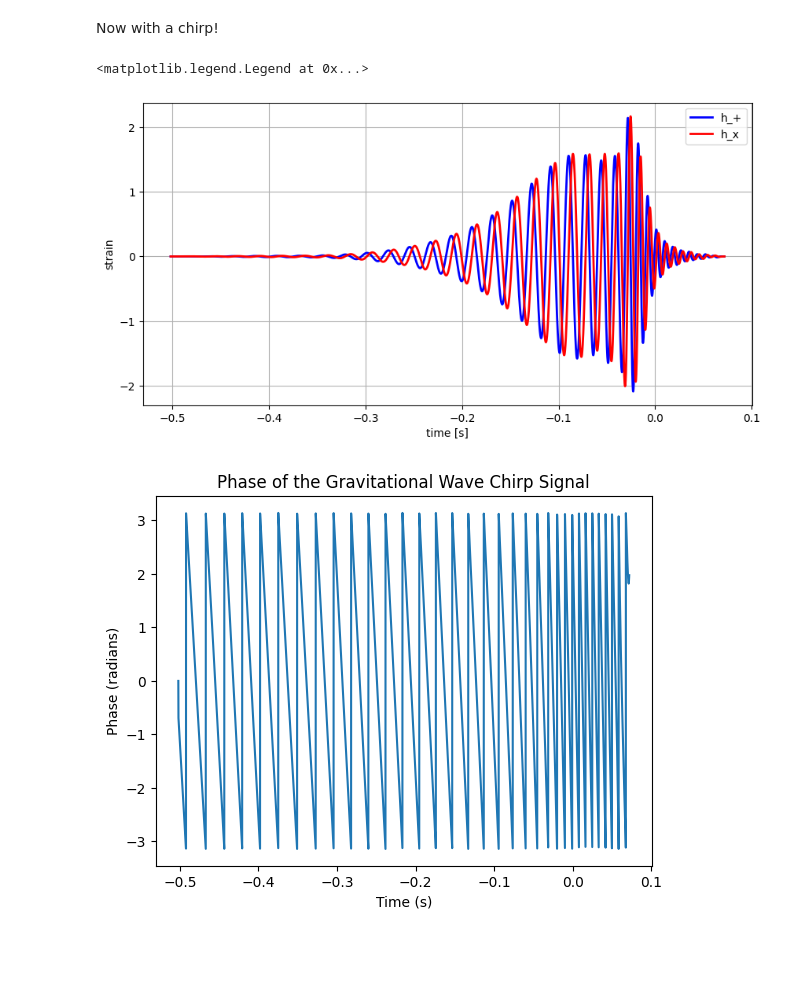
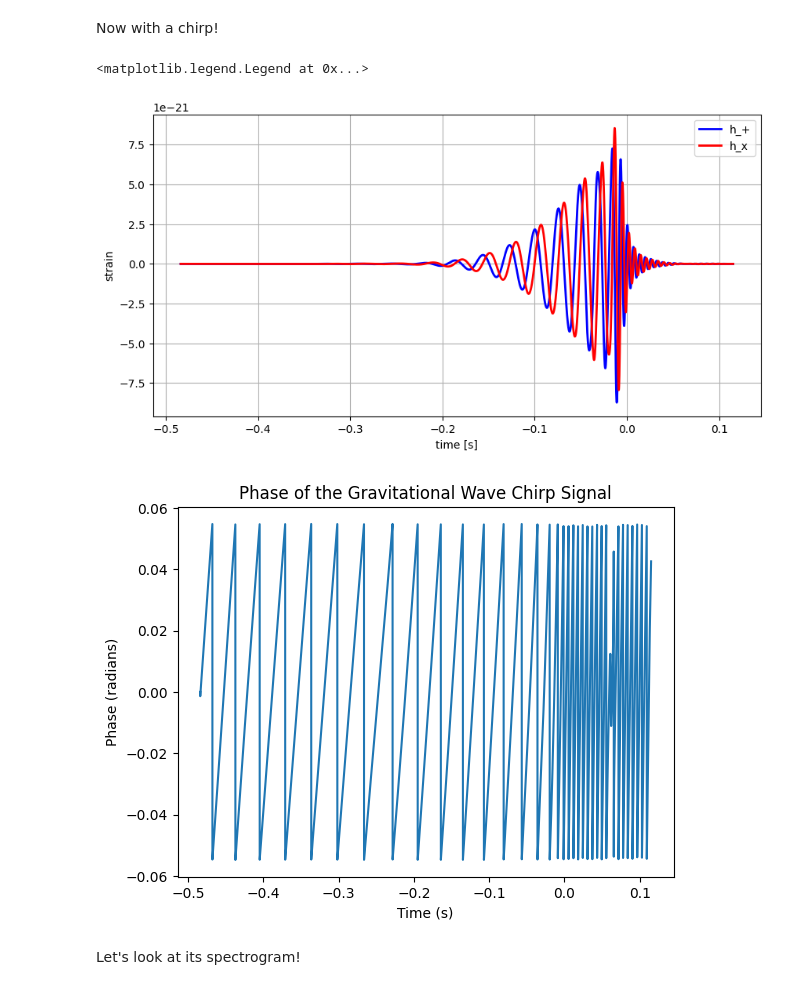
Before and after one commit to Richardforphys/AstroStatistics, a Jupyter notebook: AML/Notebooks/Others/GWs.ipynb, the cells around one changed output. Drawn from its saved outputs; the diff is of its cells as text; code cells hidden in the pictures; blank space fills up the shorter version.

```diff
--- a/AML/Notebooks/Others/GWs.ipynb
+++ b/AML/Notebooks/Others/GWs.ipynb
@@ -160,13 +161,13 @@ Now with a chirp!
 import pandas as pd
 # %%
 # Use a raw string or double backslashes for the path
-file_path = r"C:\Users\ricca\LAL\prova1.txt"  # Use the correct path to your file
+file_path = r"C:\Users\ricca\Documents\Unimib-Code\AstroStatistics\AML\Notebooks\Others\GW-signals\GW170717.txt"  # Use the correct path to your file
 
 # Read the file
 data = pd.read_csv(file_path, sep="\t", header=0, names=["time", "h_+", "h_x"])
 # %%
-data['h_+']*=1e21
-data['h_x']*=1e21
+#data['h_+']*=1e21
+#data['h_x']*=1e21
 data['phase'] = np.atan2(data['h_+'], data['h_x'])
 # %%
 fig, _ = plt.subplots(figsize=(10,5))
@@ -179,15 +180,16 @@ plt.grid()
 plt.legend()
 # %% [output]
 <matplotlib.legend.Legend at 0x...>
-[figure, old version]
+[figure, new version]
 # %%
-phase = data['phase']
-
+phase = -np.unwrap(np.deg2rad(data['phase']))  # Convert degrees → radians
 # Plot the phase as a function of time
 plt.plot(data['time'], phase)
 plt.title('Phase of the Gravitational Wave Chirp Signal')
 plt.xlabel('Time (s)')
 plt.ylabel('Phase (radians)')
 plt.show()
 # %% [output]
-[figure, old version]
+[figure, new version]
+# %% [markdown]
+Let's look at its spectrogram!
```
Also changed, not shown: parts of 11 cells of this notebook, 6 other files.
